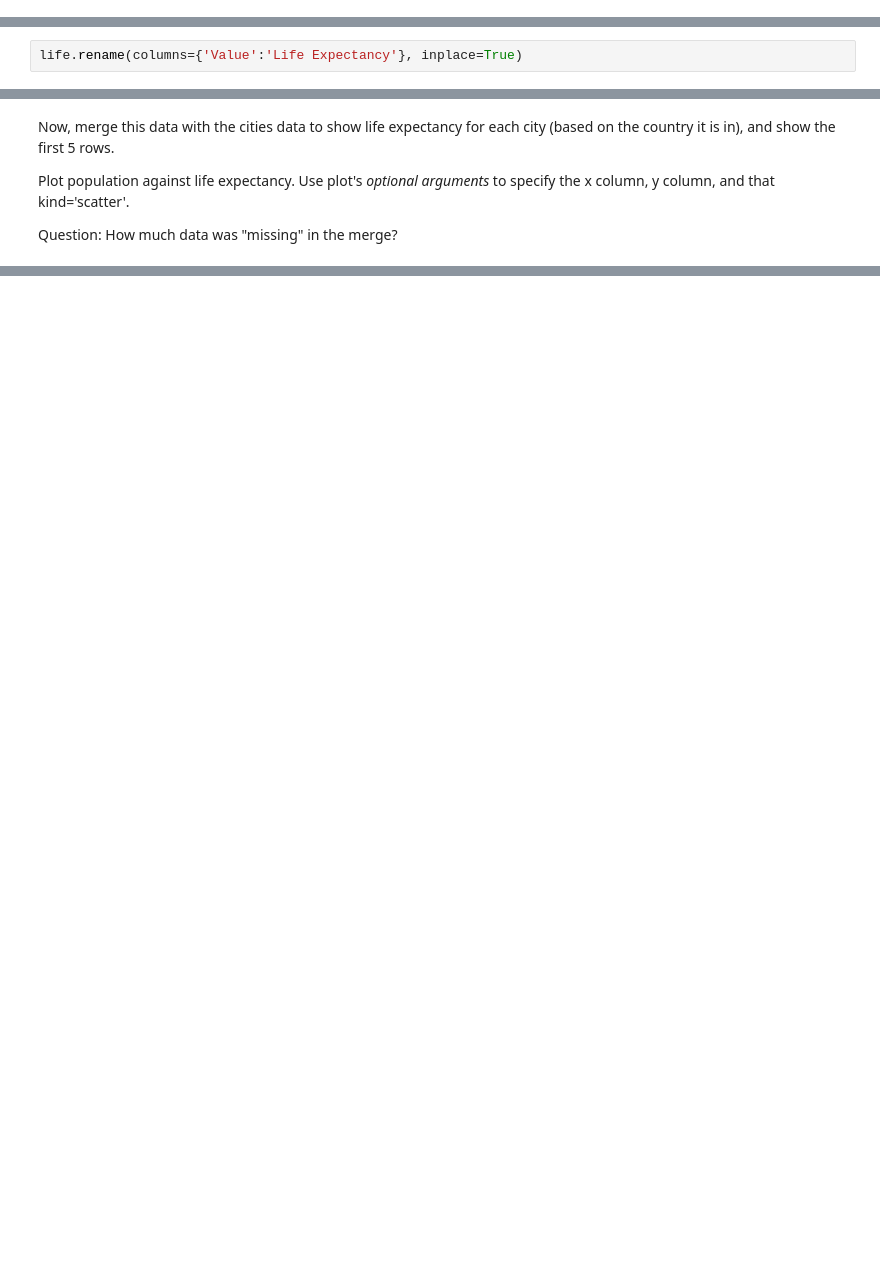
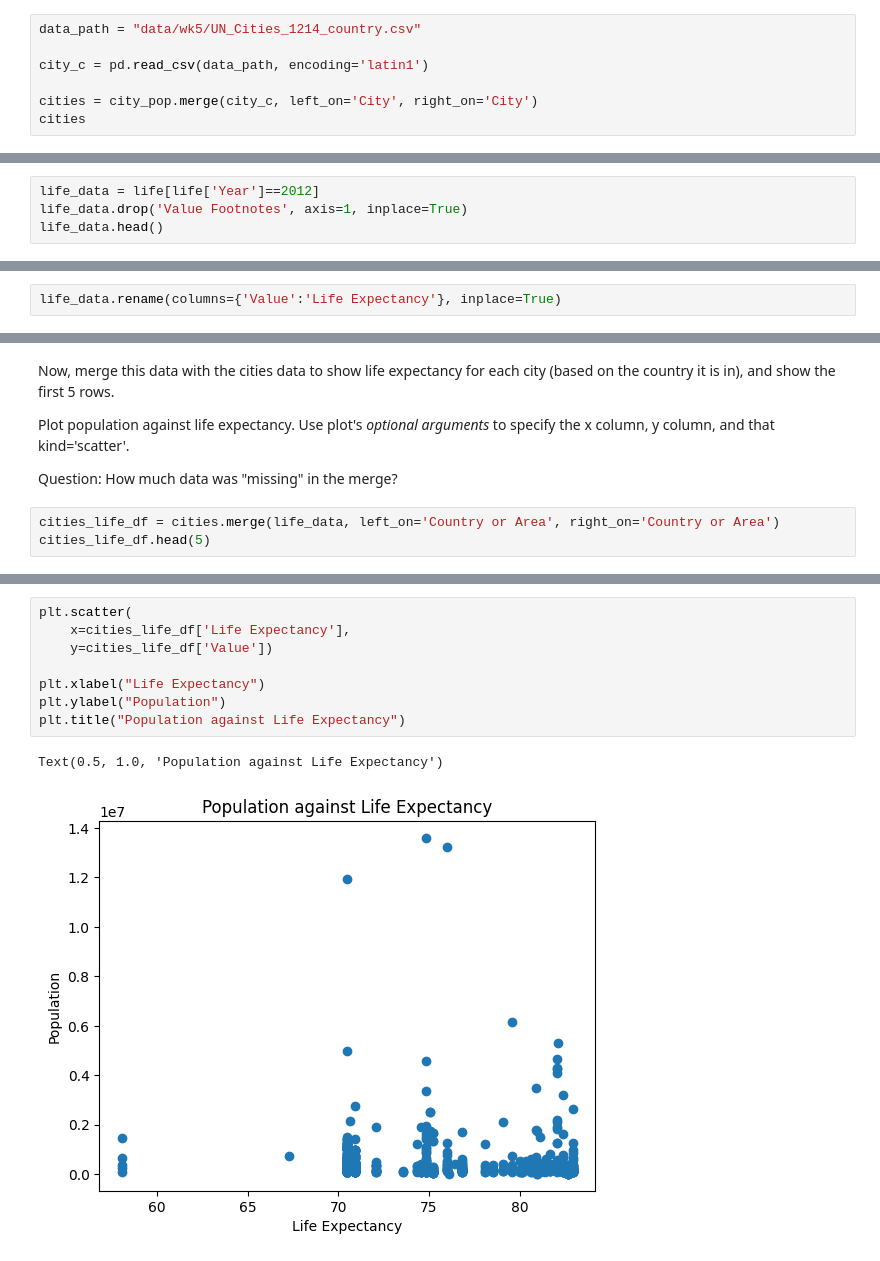
Before and after one commit to AngelaZhang111/QM2, a Jupyter notebook: W3_Merging_and_Joining_in_Python.ipynb, the cells around one changed output, grey strips where cells are left out. Drawn from its saved outputs; the diff is of its cells as text; blank space fills up the shorter version.

```diff
--- a/W3_Merging_and_Joining_in_Python.ipynb
+++ b/W3_Merging_and_Joining_in_Python.ipynb
@@ -408,0 +397,7 @@ FileNotFoundError: [Errno 2] No such file or directory: '.data/wk5/UN_Cities_121
+# %%
+data_path = "data/wk5/UN_Cities_1214_country.csv"
+
+city_c = pd.read_csv(data_path, encoding='latin1')
+
+cities = city_pop.merge(city_c, left_on='City', right_on='City')
+cities
@@ -450,3 +472,7 @@ In a new cell, clean up the above dataframe by
 
 - removing the "Value Footnotes" Column
 - use only the most recent data (2012)
+# %%
+life_data = life[life['Year']==2012]
+life_data.drop('Value Footnotes', axis=1, inplace=True)
+life_data.head()
@@ -453,4 +491,4 @@ In a new cell, clean up the above dataframe by
 # %% [markdown]
 Let's make it a little clearer what "Value" refers to, by renaming the column. This is one way to do that:
 # %%
-life.rename(columns={'Value':'Life Expectancy'}, inplace=True)
+life_data.rename(columns={'Value':'Life Expectancy'}, inplace=True)
@@ -462,3 +513,6 @@ Now, merge this data with the cities data to show life expectancy for each city
 Plot population against life expectancy. Use plot's *optional arguments* to specify the x column, y column, and that kind='scatter'.
 
 Question: How much data was "missing" in the merge?
+# %%
+cities_life_df = cities.merge(life_data, left_on='Country or Area', right_on='Country or Area')
+cities_life_df.head(5)
@@ -464,0 +526,11 @@ Question: How much data was "missing" in the merge?
+# %%
+plt.scatter(
+    x=cities_life_df['Life Expectancy'],
+    y=cities_life_df['Value'])
+
+plt.xlabel("Life Expectancy")
+plt.ylabel("Population")
+plt.title("Population against Life Expectancy")
+# %% [output]
+Text(0.5, 1.0, 'Population against Life Expectancy')
+[figure, added]
```
Also changed, not shown: parts of 30 cells of this notebook.
